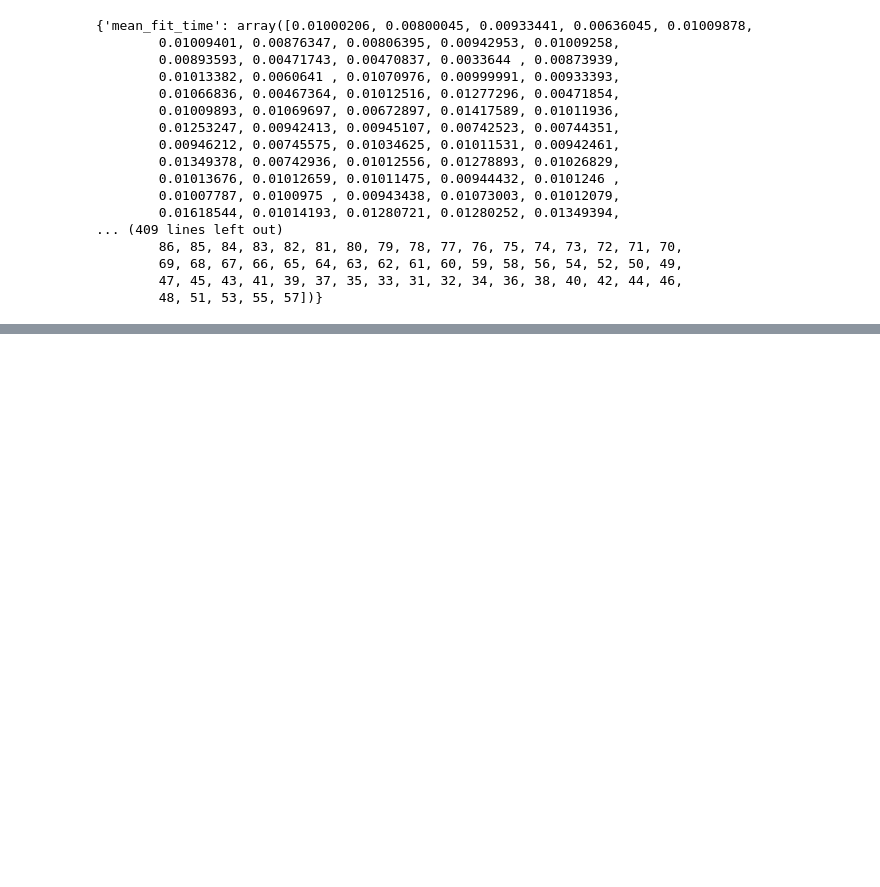
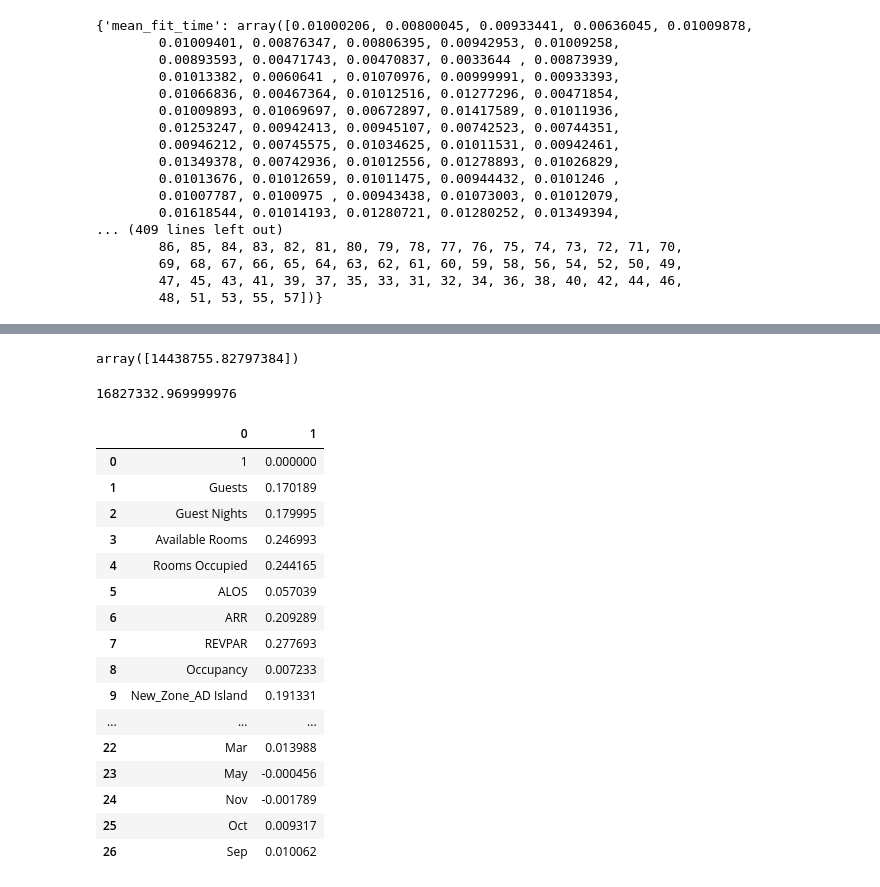
Before and after one commit to khairy84/Hospitality-invest-predictor, a Jupyter notebook: Untitled1.ipynb, the cells around one changed output, grey strips where cells are left out. Drawn from its saved outputs; the diff is of its cells as text; code cells hidden in the pictures; blank space fills up the shorter version.

```diff
--- a/Untitled1.ipynb
+++ b/Untitled1.ipynb
@@ -819,0 +792,32 @@ pd.DataFrame(list(zip(X.columns, np.expm1(grid.best_estimator_.named_steps['ridg
+# %%
+np.expm1(grid.predict(a)) # what the model predict
+# %% [output]
+array([14438755.82797384])
+# %%
+np.expm1(y.iloc[120]) # that is the real revenue
+# %% [output]
+16827332.969999976
+# %%
+df_importances = pd.DataFrame(zip(grid.best_estimator_.named_steps["polynomial_features"].get_feature_names(input_features=X.columns),
+                 grid.best_estimator_.named_steps['ridge_regression'].coef_,
+))
+# %%
+df_importances # effect of each feature in revenue
+# %% [output]
+|  | 0 | 1 |
+| 0 | 1 | 0.000000 |
+| 1 | Guests | 0.170189 |
+| 2 | Guest Nights | 0.179995 |
+| 3 | Available Rooms | 0.246993 |
+| 4 | Rooms Occupied | 0.244165 |
+| 5 | ALOS | 0.057039 |
+| 6 | ARR | 0.209289 |
+| 7 | REVPAR | 0.277693 |
+| 8 | Occupancy | 0.007233 |
+| 9 | New_Zone_AD Island | 0.191331 |
+| ... | ... | ... |
+| 22 | Mar | 0.013988 |
+| 23 | May | -0.000456 |
+| 24 | Nov | -0.001789 |
+| 25 | Oct | 0.009317 |
+| 26 | Sep | 0.010062 |
```
Also changed, not shown: parts of 18 cells of this notebook.
